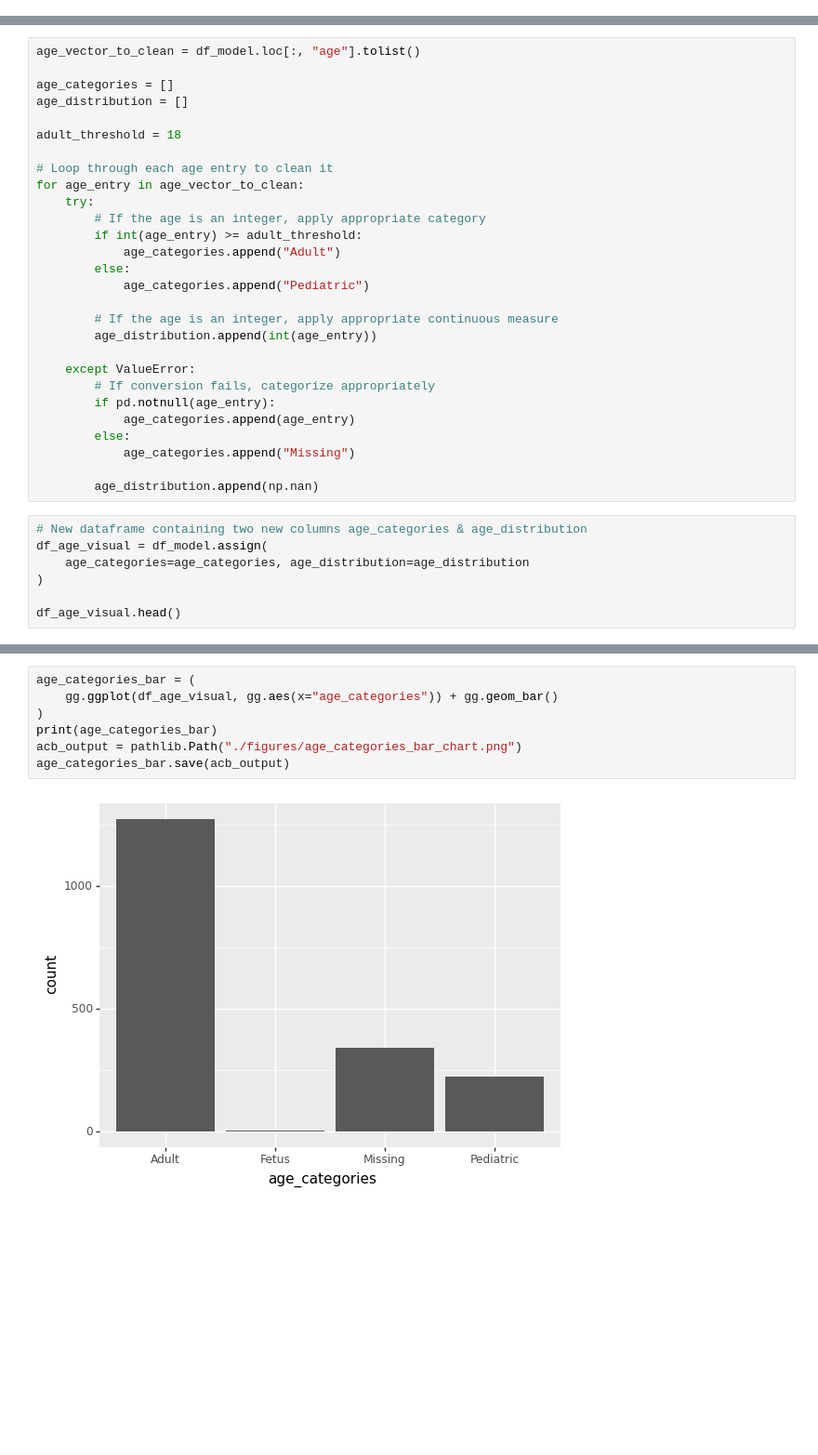
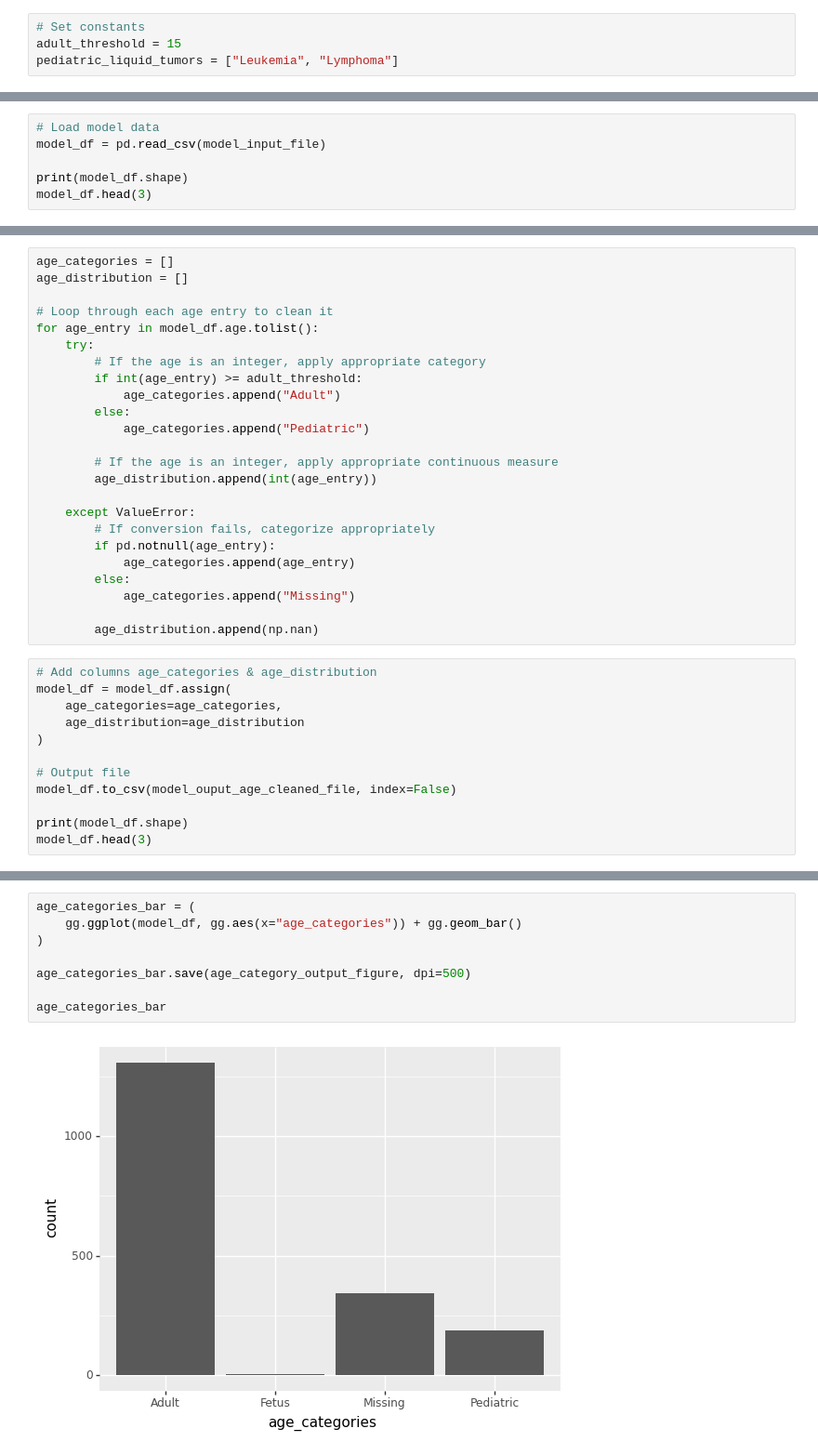
Before and after one commit to WayScience/gene_dependency_representations, a Jupyter notebook: 1.data-exploration/1.model_data_visualization.ipynb, the cells around one changed output, grey strips where cells are left out. Shown: that part at 93% size. Cells and saved outputs as stored; diff of their text form; blank space fills up the shorter version.

Commit message:
reorder and run data visualization, add more specific view of pediatric cancer

```diff
--- a/1.data-exploration/1.model_data_visualization.ipynb
+++ b/1.data-exploration/1.model_data_visualization.ipynb
@@ -54,0 +12,4 @@ fig_dir.mkdir(exist_ok=True)
+# %%
+# Set constants
+adult_threshold = 15
+pediatric_liquid_tumors = ["Leukemia", "Lymphoma"]
@@ -54,0 +42,6 @@ fig_dir.mkdir(exist_ok=True)
+# %%
+# Load model data
+model_df = pd.read_csv(model_input_file)
+
+print(model_df.shape)
+model_df.head(3)
@@ -136,13 +118,9 @@ All Cancer Types:
 # %%
-age_vector_to_clean = df_model.loc[:, "age"].tolist()
-
 age_categories = []
 age_distribution = []
 
-adult_threshold = 18
-
 # Loop through each age entry to clean it
-for age_entry in age_vector_to_clean:
+for age_entry in model_df.age.tolist():
     try:
         # If the age is an integer, apply appropriate category
         if int(age_entry) >= adult_threshold:
@@ -162,10 +140,15 @@ for age_entry in age_vector_to_clean:
 
         age_distribution.append(np.nan)
 # %%
-# New dataframe containing two new columns age_categories & age_distribution
-df_age_visual = df_model.assign(
-    age_categories=age_categories, age_distribution=age_distribution
+# Add columns age_categories & age_distribution
+model_df = model_df.assign(
+    age_categories=age_categories,
+    age_distribution=age_distribution
 )
 
-df_age_visual.head()
+# Output file
+model_df.to_csv(model_ouput_age_cleaned_file, index=False)
+
+print(model_df.shape)
+model_df.head(3)
 # %% [output]
@@ -197,9 +163,10 @@ df_age_visual.head()
 # %%
 age_categories_bar = (
-    gg.ggplot(df_age_visual, gg.aes(x="age_categories")) + gg.geom_bar()
+    gg.ggplot(model_df, gg.aes(x="age_categories")) + gg.geom_bar()
 )
-print(age_categories_bar)
-acb_output = pathlib.Path("./figures/age_categories_bar_chart.png")
-age_categories_bar.save(acb_output)
+
+age_categories_bar.save(age_category_output_figure, dpi=500)
+
+age_categories_bar
 # %% [output]
-[figure, old version]
+[figure, new version]
```
Also changed, not shown: parts of 27 cells of this notebook, 1 other file.
